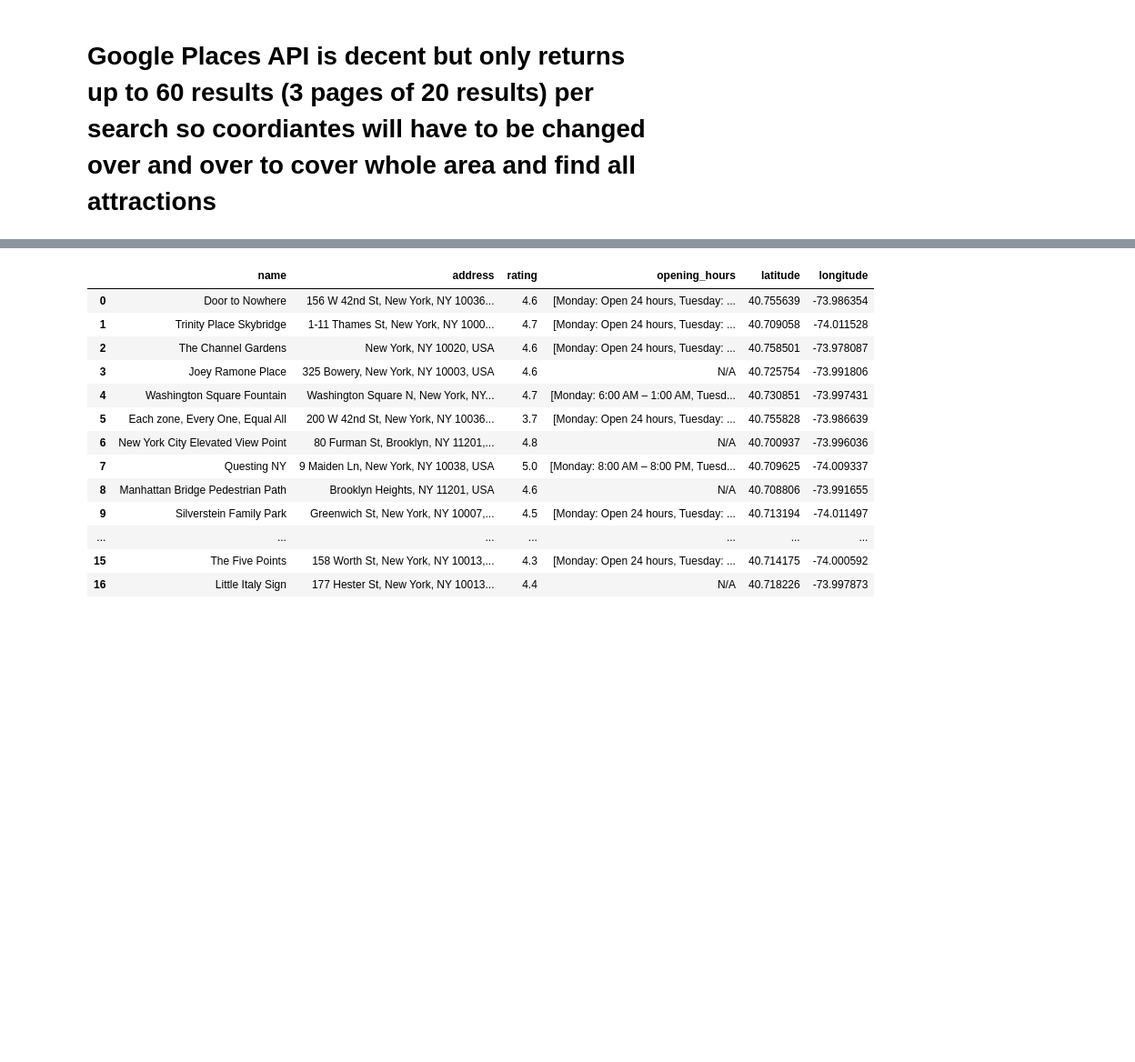
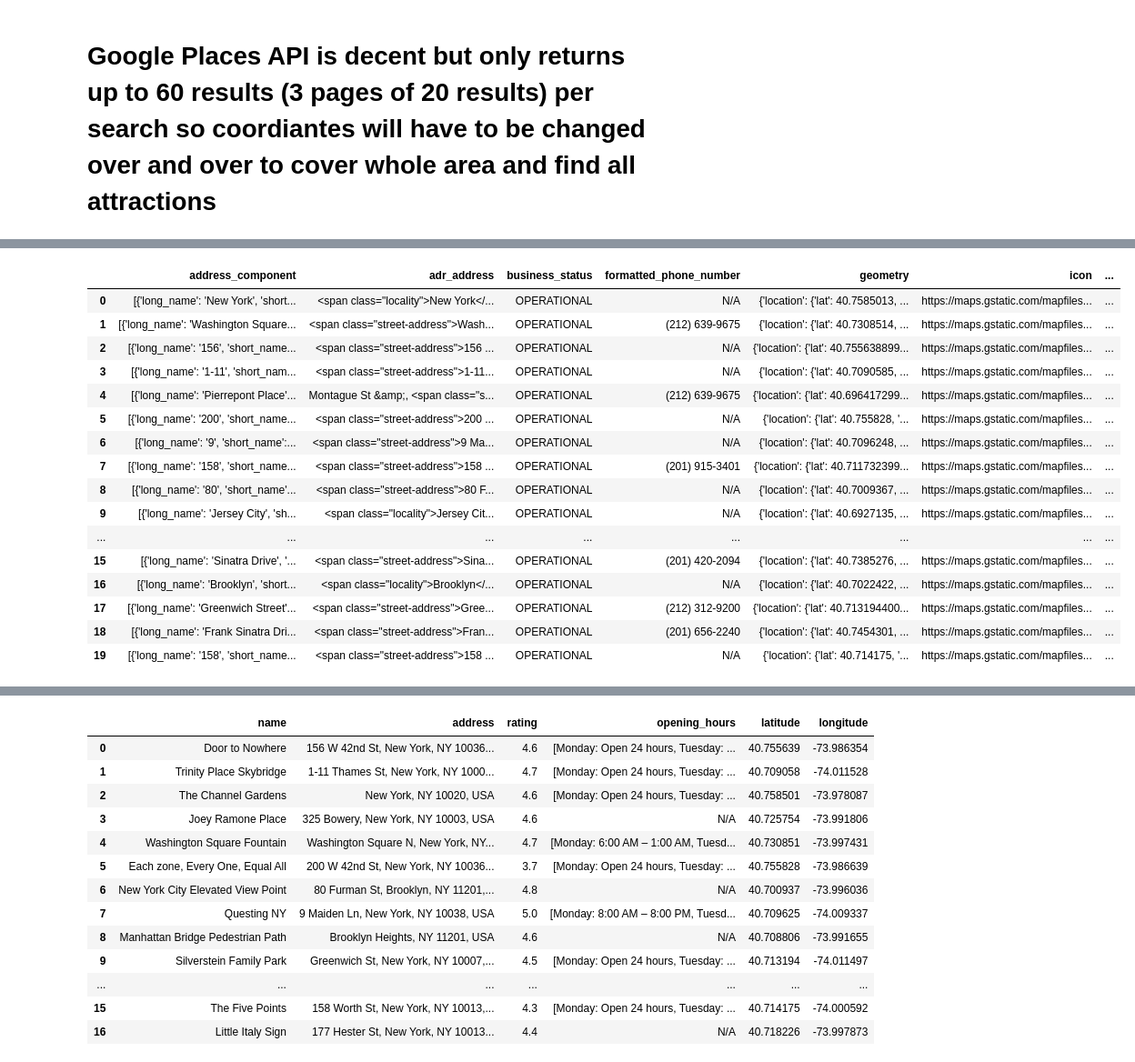
Before and after one commit to HelloMum/COMP47360-Smart-Tourist-Guide, a Jupyter notebook: src/data_processing/notebooks/API Testing.ipynb, the cells around one changed output, grey strips where cells are left out. Shown at 91% size. Saved outputs shown, nothing was run; the diff lists cells and outputs as text; code cells hidden in the pictures; blank space fills up the shorter version.

```diff
--- a/src/data_processing/notebooks/API Testing.ipynb
+++ b/src/data_processing/notebooks/API Testing.ipynb
@@ -634,3 +640,91 @@ for attraction in attractions:
 {'name': 'SeaGlass Carousel', 'address': 'Water St &, State St, New York, NY 10004, USA', 'rating': 4.5, 'opening_hours': ['Monday: 11:00\u202fAM\u2009–\u20099:00\u202fPM', 'Tuesday: 11:00\u202fAM\u20 ...
 {'name': 'Berlin Wall', 'address': '393 S End Ave, New York, NY 10280, USA', 'rating': 4.1, 'opening_hours': ['Monday: Open 24 hours', 'Tuesday: Open 24 hours', 'Wednesday: Open 24 hours', 'Thursday:  ...
 {'name': 'Teardrop Park', 'address': 'Warren St, New York, NY 10005, USA', 'rating': 4.7, 'opening_hours': ['Monday: Open 24 hours', 'Tuesday: Open 24 hours', 'Wednesday: Open 24 hours', 'Thursday: Op ...
+# %%
+import requests
+import pandas as pd
+
+# Define API key and base URL
+API_KEY = 'XXX'
+base_url = 'https://maps.googleapis.com/maps/api/place/nearbysearch/json'
+
+# Define parameters for the request
+params = {
+    'key': API_KEY,
+    'location': '40.7128,-74.0060',  # New York City coordinates
+    'radius': 5000,  # Radius in meters (max 50000)
+    'type': 'tourist_attraction',  # Type of place to search for
+    'keyword': 'attraction',  # Keyword to search for (optional)
+}
+
+# Function to get place details by place ID
+def get_place_details(place_id):
+    details_url = 'https://maps.googleapis.com/maps/api/place/details/json'
+    details_params = {
+        'key': API_KEY,
+        'place_id': place_id,
+        'fields': 'address_component,adr_address,business_status,formatted_phone_number,geometry,icon,icon_mask_base_uri,international_phone_number,name,opening_hours,permanently_closed,photos,place_id,plus_code,price_level,rating,reviews,types,url,user_ratings_total,utc_offset,vicinity,website'
+    }
+    details_response = requests.get(details_url, params=details_params)
+    details_result = details_response.json()
+    return details_result['result']
+
+# Send GET request to get initial list of places
+response = requests.get(base_url, params=params)
+results = response.json()
+
+# Extract relevant information from the response
+attractions = []
+if 'results' in results:
+    for place in results['results']:
+        place_details = get_place_details(place['place_id'])
+        attraction = {
+            'address_component': place_details.get('address_components', 'N/A'),
+            'adr_address': place_details.get('adr_address', 'N/A'),
+            'business_status': place_details.get('business_status', 'N/A'),
+            'formatted_phone_number': place_details.get('formatted_phone_number', 'N/A'),
+            'geometry': place_details.get('geometry', 'N/A'),
+            'icon': place_details.get('icon', 'N/A'),
+            'icon_mask_base_uri': place_details.get('icon_mask_base_uri', 'N/A'),
+            'international_phone_number': place_details.get('international_phone_number', 'N/A'),
+            'name': place_details.get('name', 'N/A'),
+            'opening_hours': place_details.get('opening_hours', {}).get('weekday_text', 'N/A'),
+            'permanently_closed': place_details.get('permanently_closed', 'N/A'),
+            'photos': place_details.get('photos', 'N/A'),
+            'place_id': place_details.get('place_id', 'N/A'),
+            'plus_code': place_details.get('plus_code', 'N/A'),
+            'price_level': place_details.get('price_level', 'N/A'),
+            'rating': place_details.get('rating', 'N/A'),
+            'reviews': place_details.get('reviews', 'N/A'),
+            'types': place_details.get('types', 'N/A'),
+            'url': place_details.get('url', 'N/A'),
+            'user_ratings_total': place_details.get('user_ratings_total', 'N/A'),
+            'utc_offset': place_details.get('utc_offset', 'N/A'),
+            'vicinity': place_details.get('vicinity', 'N/A'),
+            'website': place_details.get('website', 'N/A')
+        }
+        attractions.append(attraction)
+
+# Convert the list of attractions to a pandas DataFrame
+df = pd.DataFrame(attractions)
+
+# Display the DataFrame
+(df)
+# %% [output]
+|  | address_component | adr_address | business_status | formatted_phone_number | geometry | icon | ... |
+| 0 | [{'long_name': 'New York', 'short... | <span class="locality">New York</... | OPERATIONAL | N/A | {'location': {'lat': 40.7585013, ... | https://maps.gstatic.com/mapfiles... | ... |
+| 1 | [{'long_name': 'Washington Square... | <span class="street-address">Wash... | OPERATIONAL | (212) 639-9675 | {'location': {'lat': 40.7308514, ... | https://maps.gstatic.com/mapfiles... | ... |
+| 2 | [{'long_name': '156', 'short_name... | <span class="street-address">156 ... | OPERATIONAL | N/A | {'location': {'lat': 40.755638899... | https://maps.gstatic.com/mapfiles... | ... |
+| 3 | [{'long_name': '1-11', 'short_nam... | <span class="street-address">1-11... | OPERATIONAL | N/A | {'location': {'lat': 40.7090585, ... | https://maps.gstatic.com/mapfiles... | ... |
+| 4 | [{'long_name': 'Pierrepont Place'... | Montague St &amp;, <span class="s... | OPERATIONAL | (212) 639-9675 | {'location': {'lat': 40.696417299... | https://maps.gstatic.com/mapfiles... | ... |
+| 5 | [{'long_name': '200', 'short_name... | <span class="street-address">200 ... | OPERATIONAL | N/A | {'location': {'lat': 40.755828, '... | https://maps.gstatic.com/mapfiles... | ... |
+| 6 | [{'long_name': '9', 'short_name':... | <span class="street-address">9 Ma... | OPERATIONAL | N/A | {'location': {'lat': 40.7096248, ... | https://maps.gstatic.com/mapfiles... | ... |
+| 7 | [{'long_name': '158', 'short_name... | <span class="street-address">158 ... | OPERATIONAL | (201) 915-3401 | {'location': {'lat': 40.711732399... | https://maps.gstatic.com/mapfiles... | ... |
+| 8 | [{'long_name': '80', 'short_name'... | <span class="street-address">80 F... | OPERATIONAL | N/A | {'location': {'lat': 40.7009367, ... | https://maps.gstatic.com/mapfiles... | ... |
+| 9 | [{'long_name': 'Jersey City', 'sh... | <span class="locality">Jersey Cit... | OPERATIONAL | N/A | {'location': {'lat': 40.6927135, ... | https://maps.gstatic.com/mapfiles... | ... |
+| ... | ... | ... | ... | ... | ... | ... | ... |
+| 15 | [{'long_name': 'Sinatra Drive', '... | <span class="street-address">Sina... | OPERATIONAL | (201) 420-2094 | {'location': {'lat': 40.7385276, ... | https://maps.gstatic.com/mapfiles... | ... |
+| 16 | [{'long_name': 'Brooklyn', 'short... | <span class="locality">Brooklyn</... | OPERATIONAL | N/A | {'location': {'lat': 40.7022422, ... | https://maps.gstatic.com/mapfiles... | ... |
+| 17 | [{'long_name': 'Greenwich Street'... | <span class="street-address">Gree... | OPERATIONAL | (212) 312-9200 | {'location': {'lat': 40.713194400... | https://maps.gstatic.com/mapfiles... | ... |
+| 18 | [{'long_name': 'Frank Sinatra Dri... | <span class="street-address">Fran... | OPERATIONAL | (201) 656-2240 | {'location': {'lat': 40.7454301, ... | https://maps.gstatic.com/mapfiles... | ... |
+| 19 | [{'long_name': '158', 'short_name... | <span class="street-address">158 ... | OPERATIONAL | N/A | {'location': {'lat': 40.714175, '... | https://maps.gstatic.com/mapfiles... | ... |
```
Also changed, not shown: parts of 15 cells of this notebook, 5 other files.
